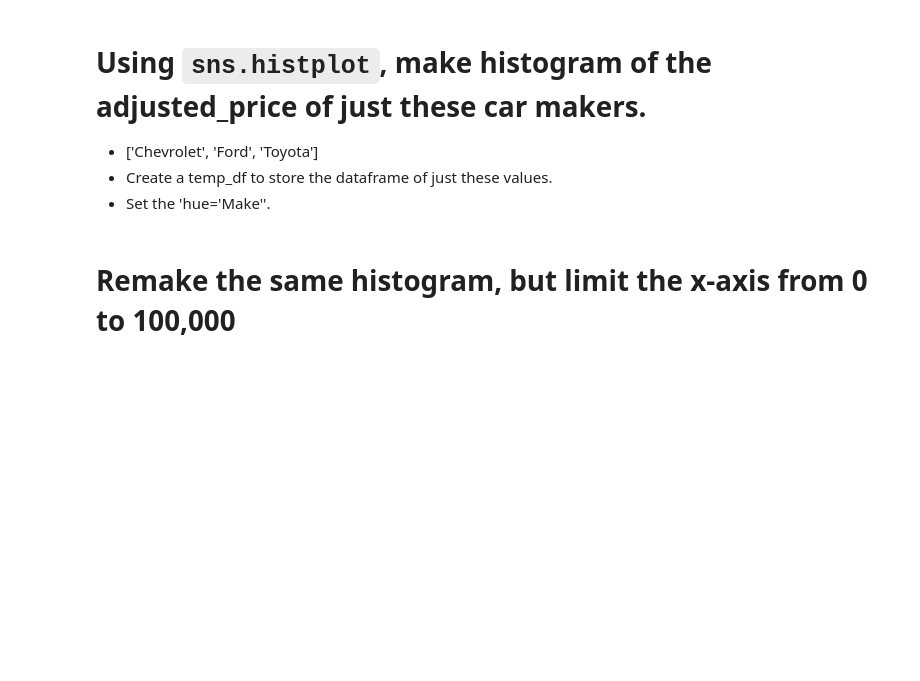
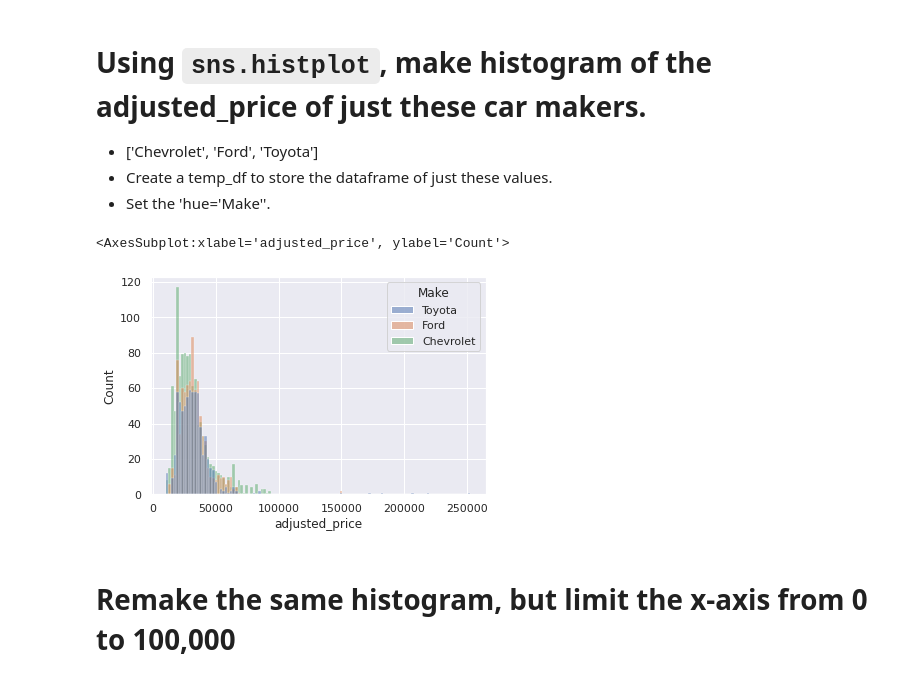
Before and after one commit to Hi-Tree/2021-fall-data-science, a Jupyter notebook: Week-02-EDA/Exercise-EDA.ipynb, the cells around one changed output. Cells and saved outputs as stored; diff of their text form; code cells hidden in the pictures; blank space fills up the shorter version.

```diff
--- a/Week-02-EDA/Exercise-EDA.ipynb
+++ b/Week-02-EDA/Exercise-EDA.ipynb
@@ -134,6 +172,11 @@ Make a new column that is called `adjusted_price`, that contains all prices, how
 * Set the 'hue='Make''.
 # %%
 # Using `sns.histplot`, make histogram of the adjusted_price of just these car makers.
+temp = df[df['Make'].isin(['Chevrolet','Ford','Toyota'])]
+sns.histplot(temp, x = temp['adjusted_price'], hue = 'Make')
+# %% [output]
+<AxesSubplot:xlabel='adjusted_price', ylabel='Count'>
+[figure, added]
 # %% [markdown]
 # Remake the same histogram, but limit the x-axis from 0 to 100,000
 # %%
```
Also changed, not shown: parts of 25 cells of this notebook.
